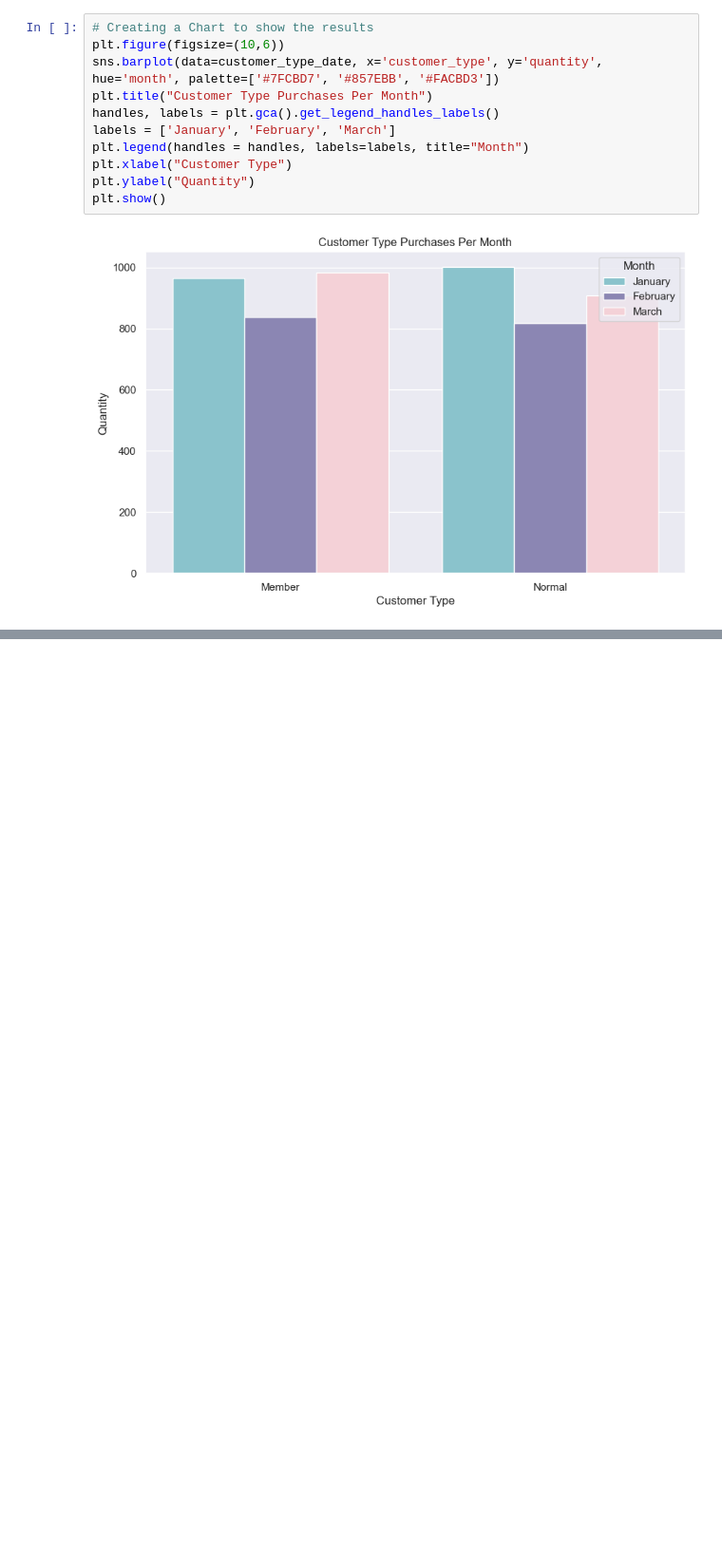
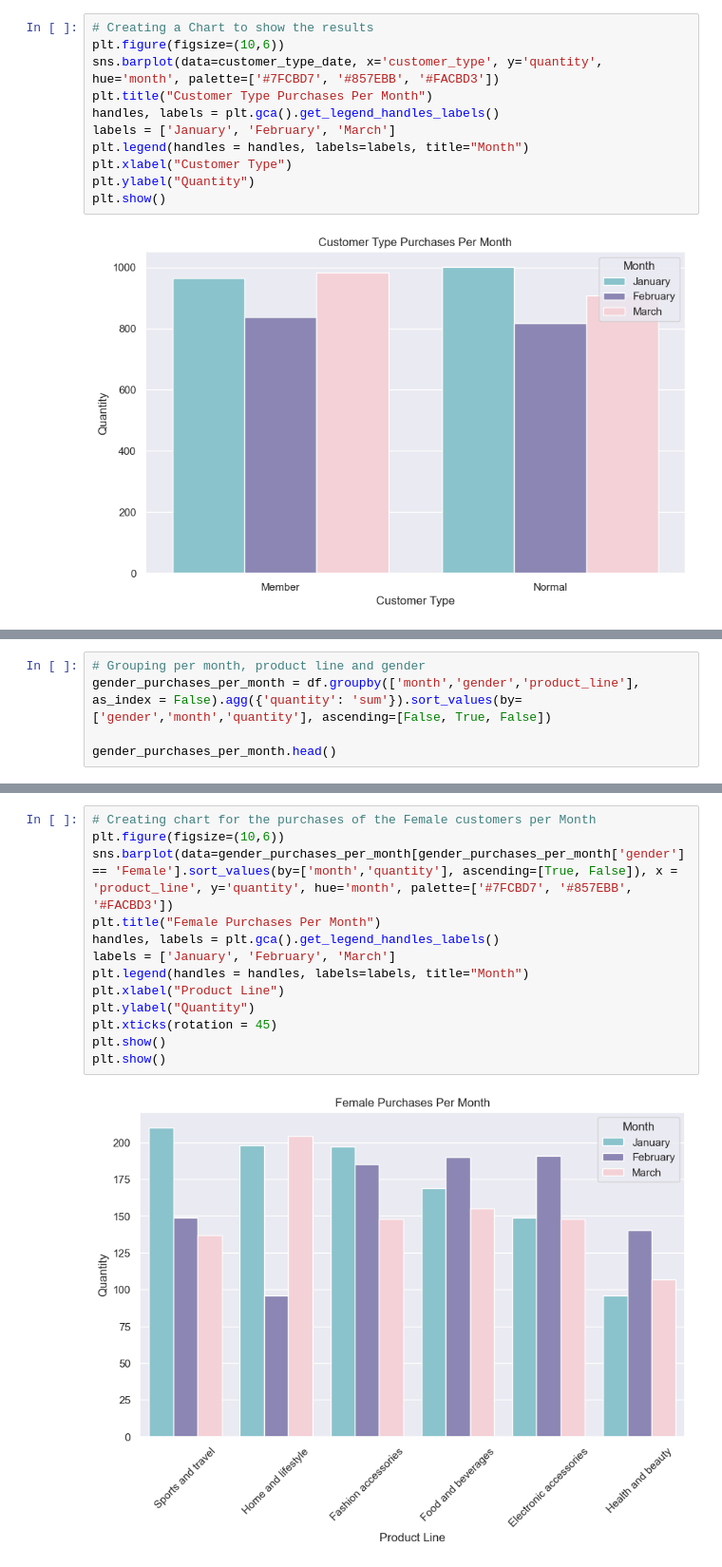
Before and after one commit to PPJQ/StoreAnalysis, a Jupyter notebook: StoreAnalysis.ipynb, the cells around one changed output, grey strips where cells are left out. Shown at 95% size. Saved outputs shown, nothing was run; the diff lists cells and outputs as text; blank space fills up the shorter version.

```diff
--- a/StoreAnalysis.ipynb
+++ b/StoreAnalysis.ipynb
@@ -579,0 +631,5 @@ plt.show()
+# %%
+# Grouping per month, product line and gender
+gender_purchases_per_month = df.groupby(['month','gender','product_line'], as_index = False).agg({'quantity': 'sum'}).sort_values(by=['gender','month','quantity'], ascending=[False, True, False])
+
+gender_purchases_per_month.head()
@@ -579,0 +643,15 @@ plt.show()
+# %%
+# Creating chart for the purchases of the Female customers per Month
+plt.figure(figsize=(10,6))
+sns.barplot(data=gender_purchases_per_month[gender_purchases_per_month['gender'] == 'Female'].sort_values(by=['month','quantity'], ascending=[True, False]), x = 'product_line', y='quantity', hue='month', palette=['#7FCBD7', '#857EBB', '#FACBD3'])
+plt.title("Female Purchases Per Month")
+handles, labels = plt.gca().get_legend_handles_labels()
+labels = ['January', 'February', 'March']
+plt.legend(handles = handles, labels=labels, title="Month")
+plt.xlabel("Product Line")
+plt.ylabel("Quantity")
+plt.xticks(rotation = 45)
+plt.show()
+plt.show()
+# %% [output]
+[figure, added]
```
Also changed, not shown: parts of 35 cells of this notebook, 10 other files.
